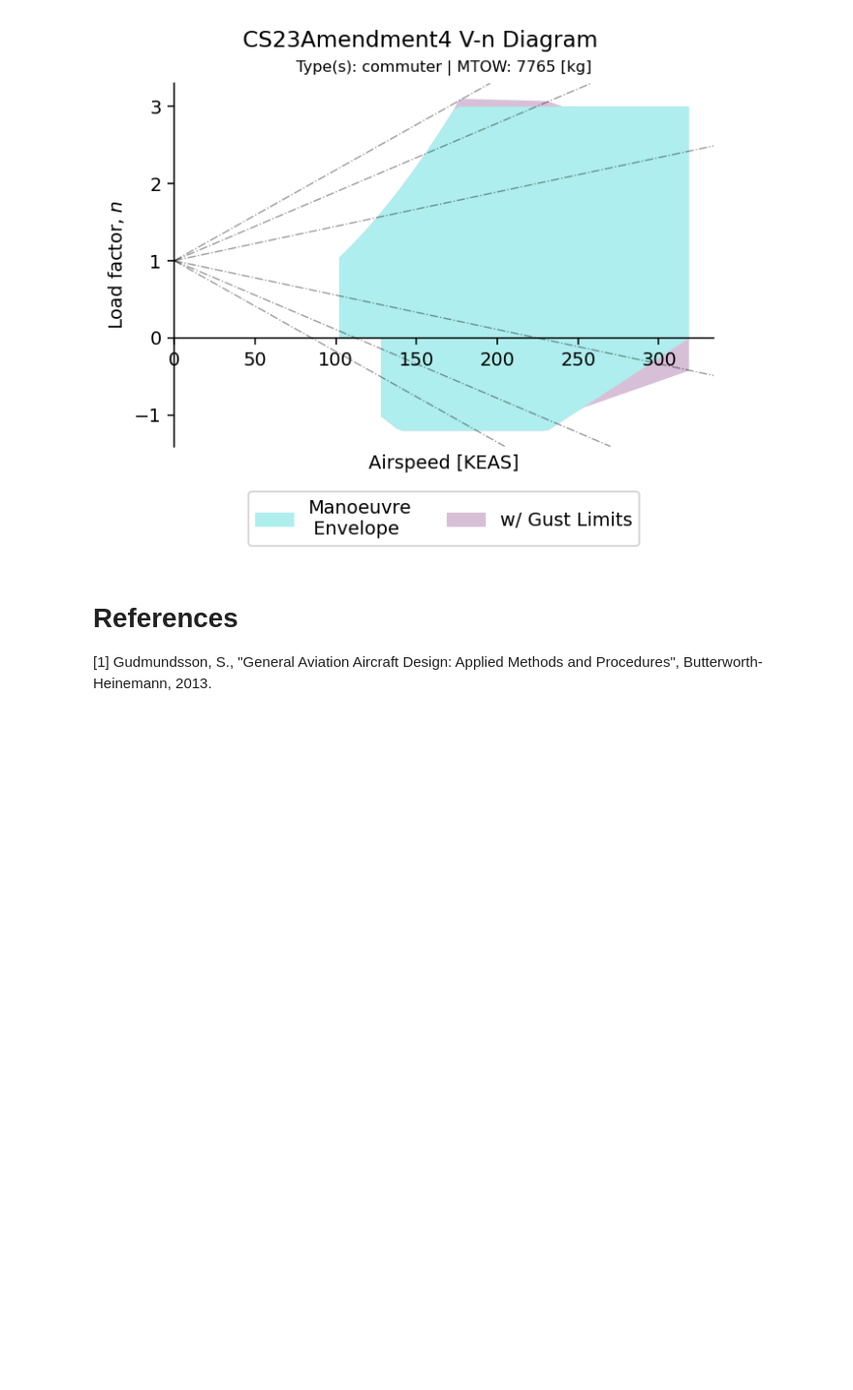
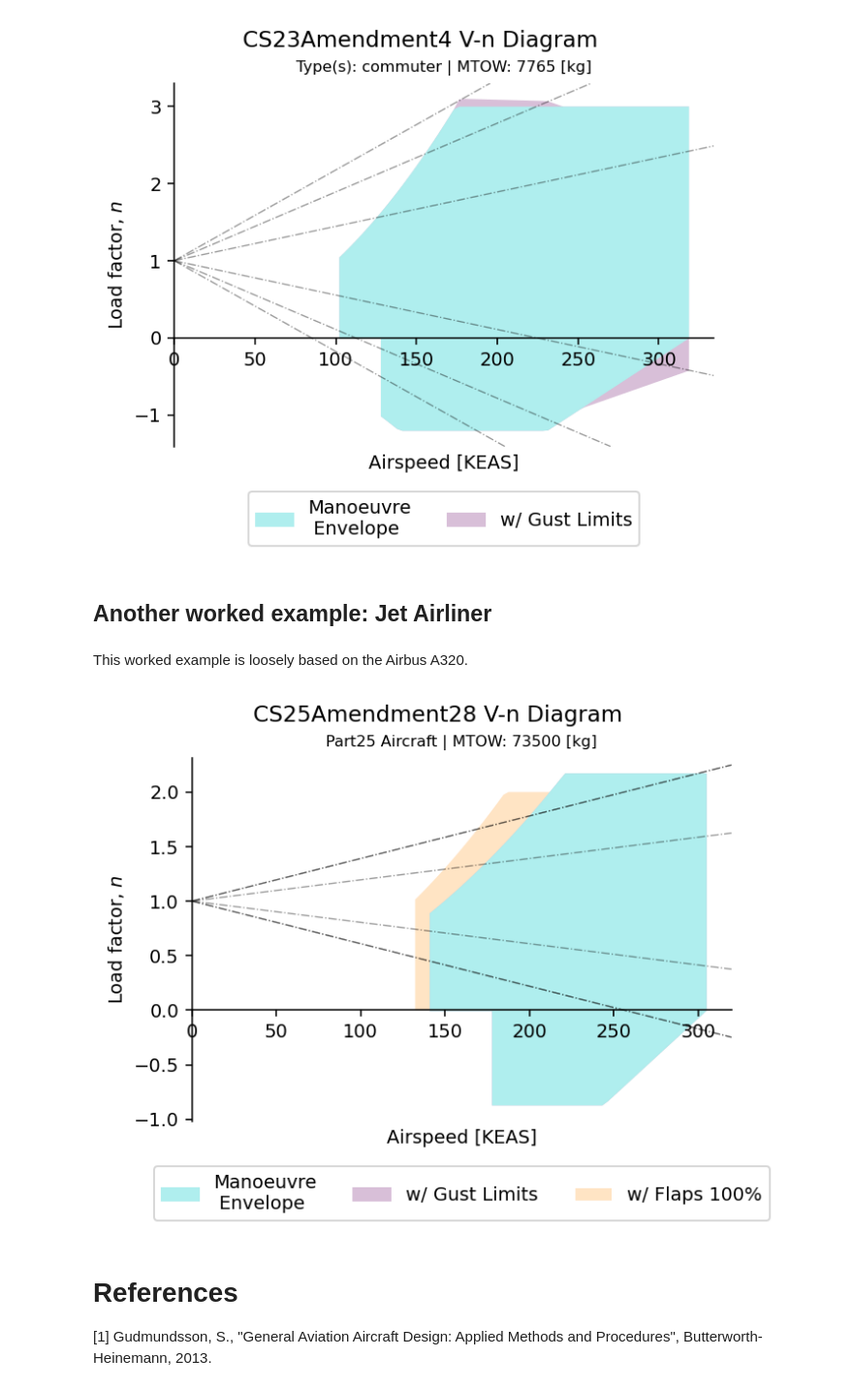
Before and after one commit to yaseen157/ADRpy, a Jupyter notebook: docs/ADRpy/notebooks/Constructing V-n diagrams in ADRpy.ipynb, the cells around one changed output. Shown at 97% size. Cells and saved outputs as stored; diff of their text form; code cells hidden in the pictures; blank space fills up the shorter version.

Commit message:
v0.3.1 - experimental support for part25 aircraft flight envelopes

```diff
--- a/docs/ADRpy/notebooks/Constructing V-n diagrams in ADRpy.ipynb
+++ b/docs/ADRpy/notebooks/Constructing V-n diagrams in ADRpy.ipynb
@@ -214,6 +214,42 @@ Beech1900Dcs23spec = aw.CS23Amendment4(Beech1900Dconcept, "commuter", uc.ft2_m2(
 fig, ax = Beech1900Dcs23spec.plot_Vn(weightfraction=1)
 # %% [output]
 [figure]
+# %% [markdown]
+## Another worked example: Jet Airliner
+# %% [markdown]
+This worked example is loosely based on the Airbus A320.
+# %%
+designbrief = {"vstallclean_kcas": 140, "cruisespeed_ktas": uc.mps_kts(230), "cruisealt_m":11e3, "servceil_m": 12.5e3}
+
+b_ft, S_ft2 = 123, 1320
+
+designdef = {
+    "aspectratio": b_ft ** 2 / S_ft2,
+    "weight_n": uc.kg_N(73500)
+}
+
+designperf = {
+    "CLmax": 1.6, "CLmin": -1, "CLalpha": 5.3,
+    "CLmaxHL": 2.10, "CLminHL": -0.75
+}
+
+designatm = at.Atmosphere() # set the design atmosphere to a zero-offset ISA
+
+designpropulsion = "TurbofanHiBPR"
+
+A320concept = ca.AircraftConcept(
+    brief=designbrief,
+    design=designdef,
+    performance=designperf,
+    atmosphere=designatm,
+    propulsion=designpropulsion
+)
+
+A320cs25spec = aw.CS25Amendment28(A320concept, uc.ft2_m2(S_ft2))
+
+fig, ax = A320cs25spec.plot_Vn(weightfraction=1)
+# %% [output]
+[figure, added]
 # %% [markdown]
 # References
 
```
Also changed, not shown: 16 other files.
